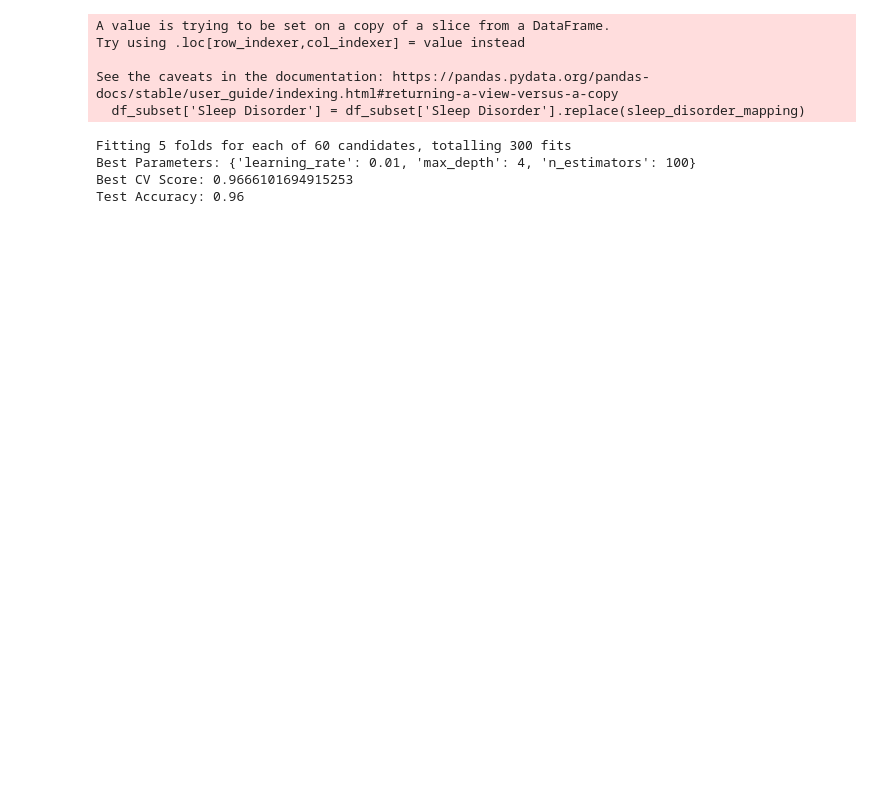
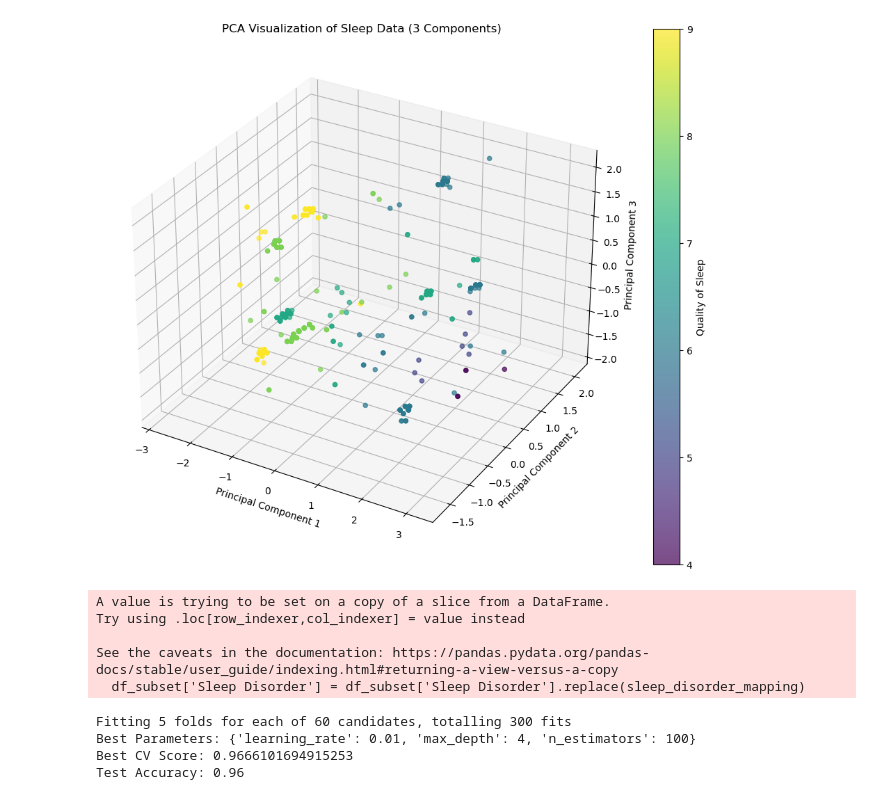
Before and after one commit to mark-earl/AML-PRJ3, a Jupyter notebook: src/gradient_boosting.ipynb, the cells around one changed output. Cells and saved outputs as stored; diff of their text form; code cells hidden in the pictures; blank space fills up the shorter version.

Commit message:
Add PCA to visualize data

```diff
--- a/src/gradient_boosting.ipynb
+++ b/src/gradient_boosting.ipynb
@@ -85,5 +85,30 @@ See the caveats in the documentation: https://pandas.pydata.org/pandas-docs/stab
 [figure]
 Mean Accuracy: 0.9710851063829788
+# %%
+import matplotlib.pyplot as plt
+from sklearn.preprocessing import StandardScaler
+from sklearn.decomposition import PCA
+
+# Standardize the features using StandardScaler
+scaler = StandardScaler()
+X_scaled = scaler.fit_transform(X)
+
+# Apply PCA to reduce the dimensionality
+pca = PCA(n_components=3)  # We choose 3 components for visualization
+X_pca = pca.fit_transform(X_scaled)
+
+# Visualize the PCA-reduced data in 3D
+fig = plt.figure(figsize=(12, 10))
+ax = fig.add_subplot(111, projection='3d')
+scatter = ax.scatter(X_pca[:, 0], X_pca[:, 1], X_pca[:, 2], c=y, cmap='viridis', alpha=0.7)
+plt.colorbar(scatter, label='Quality of Sleep')
+ax.set_title('PCA Visualization of Sleep Data (3 Components)')
+ax.set_xlabel('Principal Component 1')
+ax.set_ylabel('Principal Component 2')
+ax.set_zlabel('Principal Component 3')
+plt.show()
+# %% [output]
+[figure, added]
 # %%
 import pandas as pd
 import numpy as np
```
Also changed, not shown: parts of 1 cell of this notebook.
